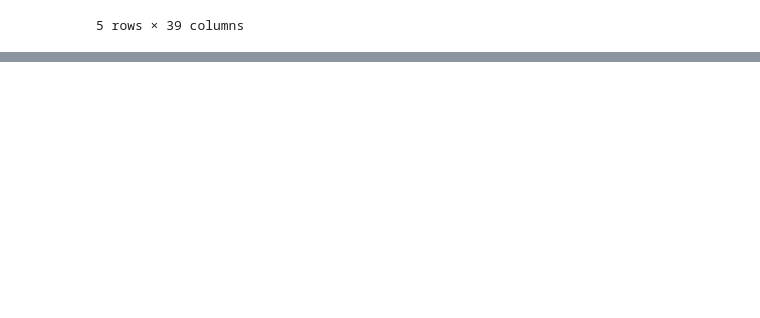
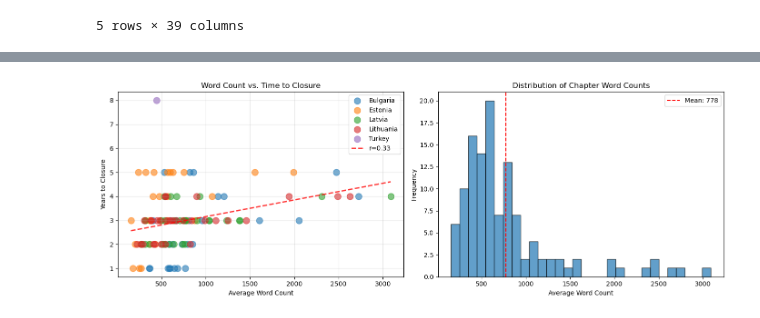
Before and after one commit to dk3934/copenhagen-criteria, a Jupyter notebook: code/mere-description/reformat_dfs.ipynb, the cells around one changed output, grey strips where cells are left out. Drawn from its saved outputs; the diff is of its cells as text; code cells hidden in the pictures; blank space fills up the shorter version.

```diff
--- a/code/mere-description/reformat_dfs.ipynb
+++ b/code/mere-description/reformat_dfs.ipynb
@@ -25,0 +202,7 @@ combined_df.head()
+# %%
+df_analysis = df_analysis.dropna(subset=['Avg_Word_Count'])
+print(f"After removing missing word counts: {len(df_analysis)} rows")
+
+# Remove rows with very low word counts (potential data issues)
+df_analysis = df_analysis[df_analysis['Avg_Word_Count'] > 100]
+print(f"After removing very short chapters (<100 words): {len(df_analysis)} rows")
@@ -25,0 +212,13 @@ combined_df.head()
+# %%
+df_final = df_analysis[[
+    'Country',
+    'Number',
+    'Chapter',  # Adjust column name if different in chapter_numbers
+    'Provisional Closure',
+    'Start_Year',
+    'Years_to_Closure',
+    'Avg_Word_Count'
+]].copy()
+
+# Sort for easier viewing
+df_final = df_final.sort_values(['Country', 'Number']).reset_index(drop=True)
@@ -25,0 +270,44 @@ combined_df.head()
+# %%
+import matplotlib.pyplot as plt
+import seaborn as sns
+import numpy as np
+
+fig, axes = plt.subplots(1, 2, figsize=(14, 5))
+
+# Scatter plot
+for country in df_final['Country'].unique():
+    country_data = df_final[df_final['Country'] == country]
+    axes[0].scatter(country_data['Avg_Word_Count'],
+                    country_data['Years_to_Closure'],
+                    label=country, alpha=0.6, s=100)
+
+axes[0].set_xlabel('Average Word Count')
+axes[0].set_ylabel('Years to Closure')
+axes[0].set_title('Word Count vs. Time to Closure')
+axes[0].legend()
+axes[0].grid(True, alpha=0.3)
+
+# Add trend line
+x = df_final['Avg_Word_Count']
+y = df_final['Years_to_Closure']
+z = np.polyfit(x, y, 1)
+p = np.poly1d(z)
+x_line = np.linspace(x.min(), x.max(), 100)
+axes[0].plot(x_line, p(x_line), "r--", alpha=0.8, linewidth=2,
+            label=f'r={corr:.2f}')
+axes[0].legend()
+
+# Distribution of word counts
+axes[1].hist(df_final['Avg_Word_Count'], bins=30, edgecolor='black', alpha=0.7)
+axes[1].set_xlabel('Average Word Count')
+axes[1].set_ylabel('Frequency')
+axes[1].set_title('Distribution of Chapter Word Counts')
+axes[1].axvline(df_final['Avg_Word_Count'].mean(), color='red',
+                linestyle='--', label=f"Mean: {df_final['Avg_Word_Count'].mean():.0f}")
+axes[1].legend()
+
+plt.tight_layout()
+plt.savefig('word_count_analysis.png', dpi=300, bbox_inches='tight')
+plt.show()
+# %% [output]
+[figure, added]
```
Also changed, not shown: parts of 19 cells of this notebook, 6 other files.
